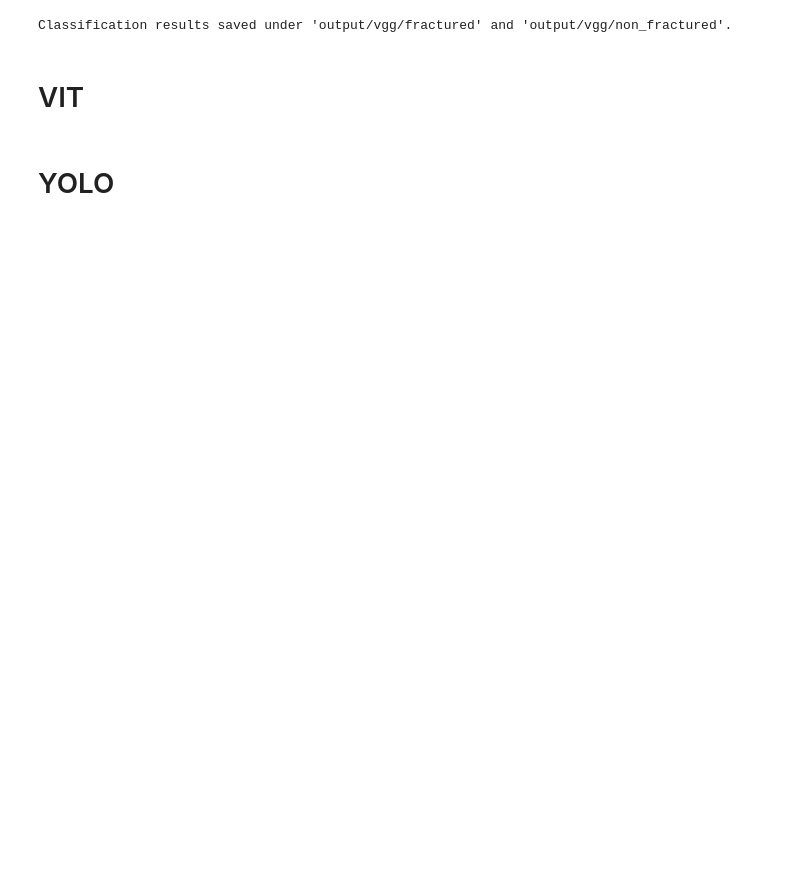
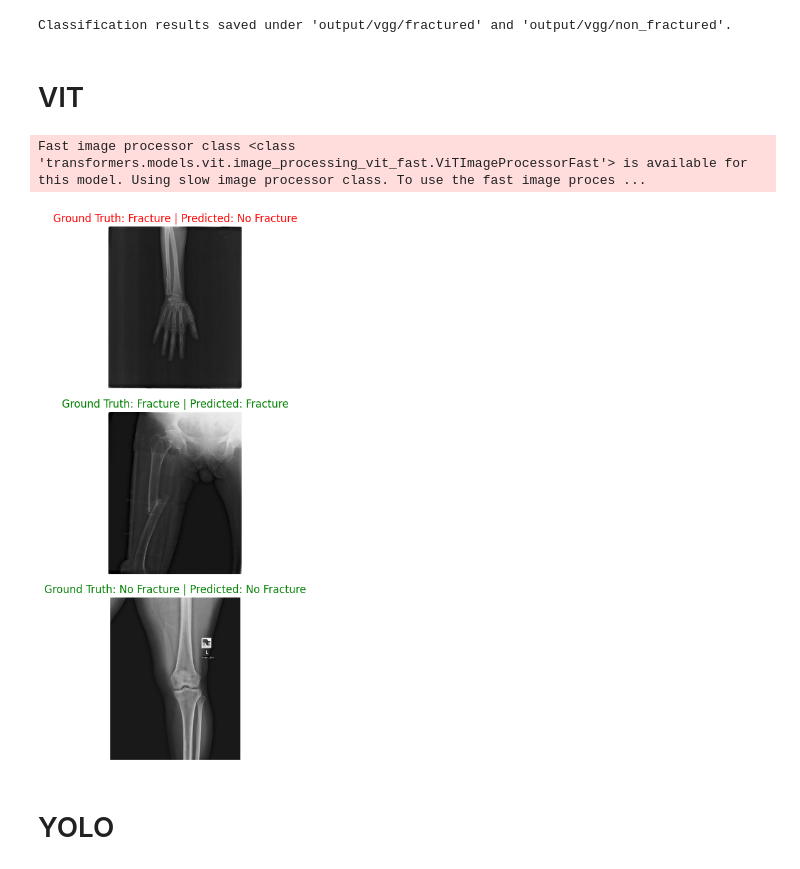
Before and after one commit to D3STRON/BoneFractureDetection, a Jupyter notebook: demo_script/main.ipynb, the cells around one changed output. Saved outputs shown, nothing was run; the diff lists cells and outputs as text; code cells hidden in the pictures; blank space fills up the shorter version.

```diff
--- a/demo_script/main.ipynb
+++ b/demo_script/main.ipynb
@@ -275,7 +274,7 @@ processor = AutoImageProcessor.from_pretrained("google/vit-base-patch16-384", nu
 model = AutoModelForImageClassification.from_pretrained("D3STRON/bone_fracture_vit", num_labels=2, ignore_mismatched_sizes=True)
 
 
-data_files = {"test": "./classification_ground_truth_file.csv"}  # update with the correct path
+data_files = {"test": "test_images/classification_ground_truth_file.csv"}
 dataset = load_dataset("csv", data_files=data_files)
 
 def preprocess_data(examples):
@@ -332,33 +331,36 @@ def visualize_predictions(test_dataset, model, processor, num_samples=16):
         # Run inference
         with torch.no_grad():
             outputs = model(**inputs)
             probabilities = torch.nn.functional.softmax(outputs.logits, dim=-1)
             predicted_label = torch.argmax(probabilities, dim=-1).item()
 
         # Determine prediction correctness
         is_correct = true_label == predicted_label
 
         # Plot the image
         axes[i].imshow(image)
         axes[i].axis('off')
 
         # Add text with ground truth and prediction
         title_text = (
             f"Ground Truth: {label_map[true_label]} | "
             f"Predicted: {label_map[predicted_label]}"
         )
 
         # Color the title based on prediction correctness
         color = 'green' if is_correct else 'red'
 
         axes[i].set_title(title_text, color=color, fontsize=12)
 
     # Adjust layout and display
     plt.tight_layout()
     plt.show()
 
 # Run the visualization function
 visualize_predictions(test_dataset=test_dataset, model=model, processor=processor, num_samples=3)
+# %% [output]
+Fast image processor class <class 'transformers.models.vit.image_processing_vit_fast.ViTImageProcessorFast'> is available for this model. Using slow image processor class. To use the fast image proces ...
+[figure, added]
 # %% [markdown]
 # YOLO
 # %%
```
Also changed, not shown: parts of 5 cells of this notebook, 5 other files.
